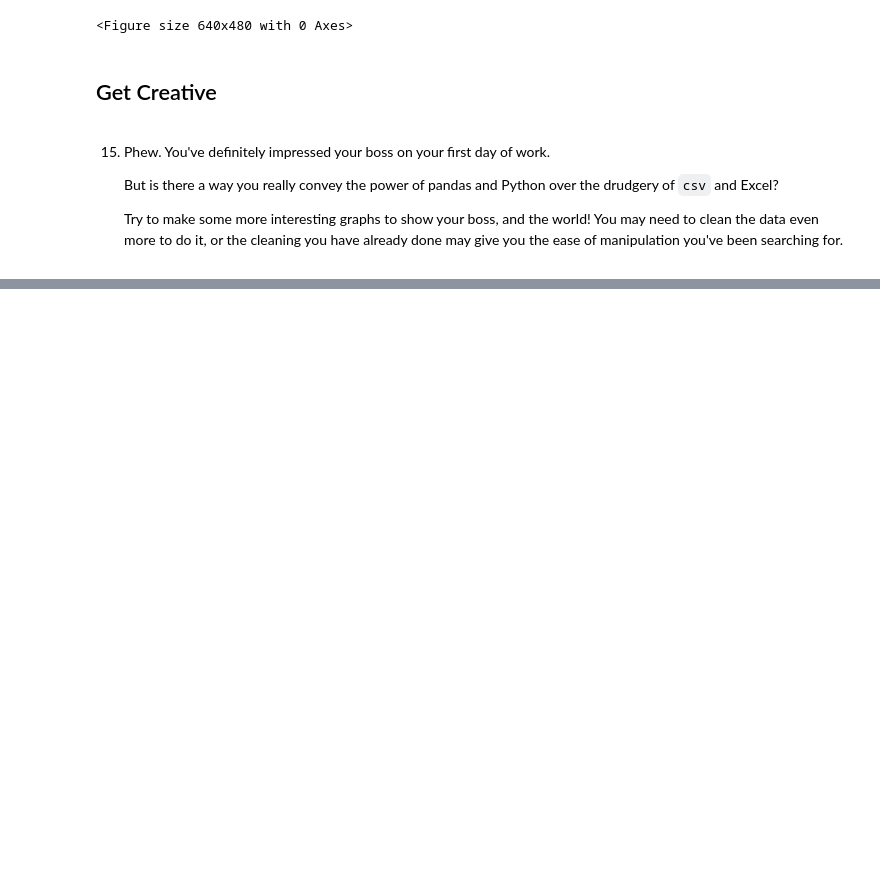
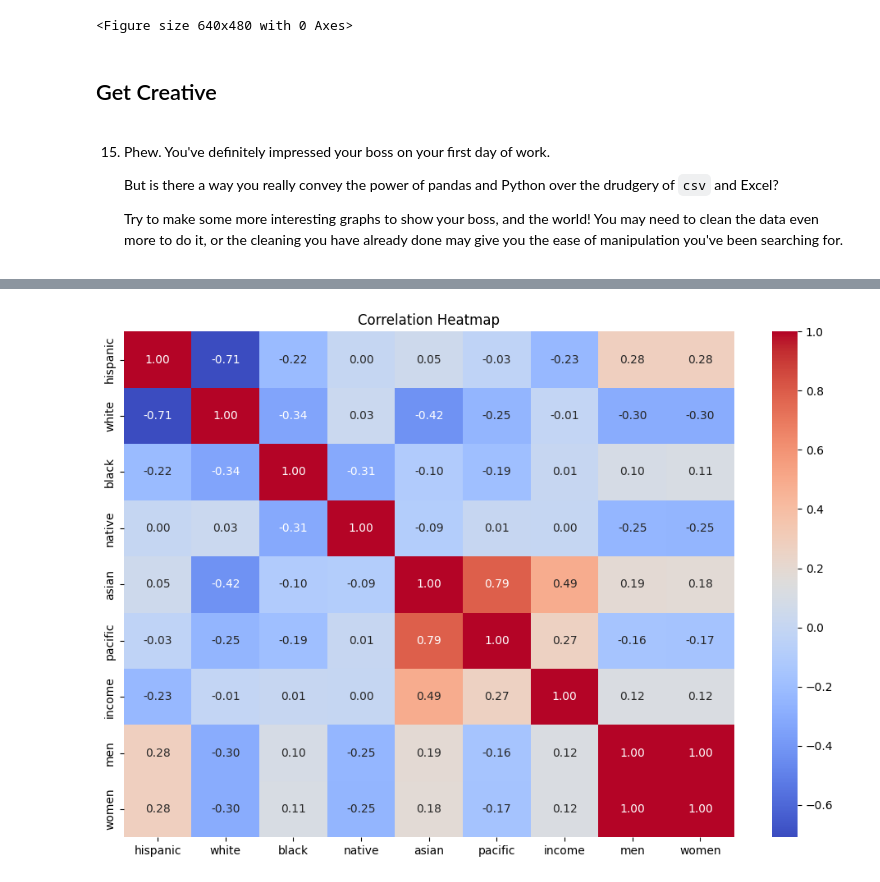
Before and after one commit to raserr11/Cleaning-US-Census-Data-Course-Project, a Jupyter notebook: Cleaning US Census Data.ipynb, the cells around one changed output, grey strips where cells are left out. Drawn from its saved outputs; the diff is of its cells as text; code cells hidden in the pictures; blank space fills up the shorter version.

```diff
--- a/Cleaning US Census Data.ipynb
+++ b/Cleaning US Census Data.ipynb
@@ -296,0 +314,10 @@ plt.clf()
+# %%
+census_forcorr = us_census[['hispanic', 'white', 'black', 'native', 'asian', 'pacific', 'income', 'men', 'women']]
+corr_matrix = census_forcorr.corr()
+# %%
+plt.figure(figsize=(12, 8))
+sns.heatmap(corr_matrix, annot=True, cmap='coolwarm', fmt='.2f')
+plt.title('Correlation Heatmap')
+plt.show()
+# %% [output]
+[figure, added]
```
Also changed, not shown: parts of 9 cells of this notebook.
